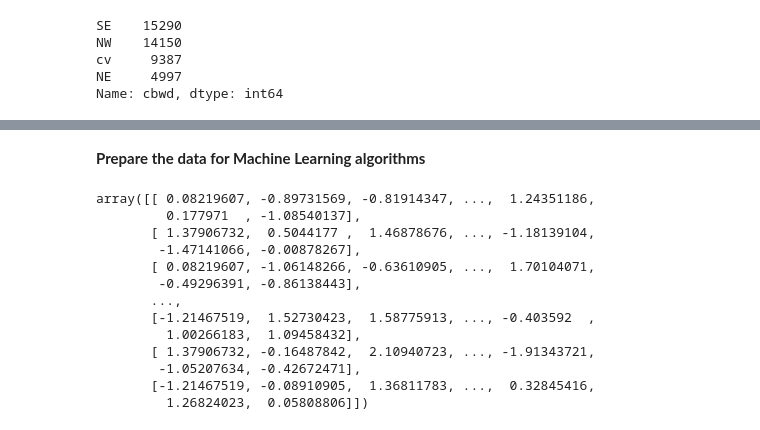
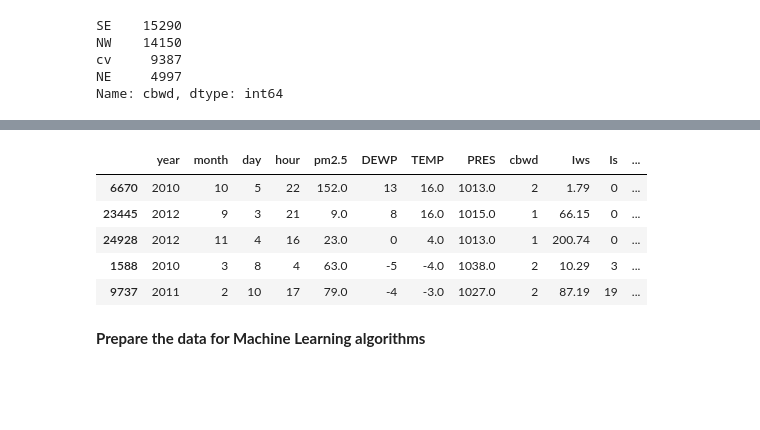
Before and after one commit to MeghaUkkali9/Advanced-Machine-Learing, a Jupyter notebook: Project4_MeghaUkkali.ipynb, the cells around one changed output, grey strips where cells are left out. Cells and saved outputs as stored; diff of their text form; code cells hidden in the pictures; blank space fills up the shorter version.

```diff
--- a/Project4_MeghaUkkali.ipynb
+++ b/Project4_MeghaUkkali.ipynb
@@ -223,2 +258,11 @@ Name: cbwd, dtype: int64
+# %%
+train_set.head()
+# %% [output]
+|  | year | month | day | hour | pm2.5 | DEWP | TEMP | PRES | cbwd | Iws | Is | ... |
+| 6670 | 2010 | 10 | 5 | 22 | 152.0 | 13 | 16.0 | 1013.0 | 2 | 1.79 | 0 | ... |
+| 23445 | 2012 | 9 | 3 | 21 | 9.0 | 8 | 16.0 | 1015.0 | 1 | 66.15 | 0 | ... |
+| 24928 | 2012 | 11 | 4 | 16 | 23.0 | 0 | 4.0 | 1013.0 | 1 | 200.74 | 0 | ... |
+| 1588 | 2010 | 3 | 8 | 4 | 63.0 | -5 | -4.0 | 1038.0 | 2 | 10.29 | 3 | ... |
+| 9737 | 2011 | 2 | 10 | 17 | 79.0 | -4 | -3.0 | 1027.0 | 2 | 87.19 | 19 | ... |
 # %% [markdown]
 **Prepare the data for Machine Learning algorithms**
@@ -238,16 +268,0 @@ winedata_tr = num_pipeline.fit_transform(winedata)
-# %%
-winedata_tr
-# %% [output]
-array([[ 0.08219607, -0.89731569, -0.81914347, ...,  1.24351186,
-         0.177971  , -1.08540137],
-       [ 1.37906732,  0.5044177 ,  1.46878676, ..., -1.18139104,
-        -1.47141066, -0.00878267],
-       [ 0.08219607, -1.06148266, -0.63610905, ...,  1.70104071,
-        -0.49296391, -0.86138443],
-       ...,
-       [-1.21467519,  1.52730423,  1.58775913, ..., -0.403592  ,
-         1.00266183,  1.09458432],
-       [ 1.37906732, -0.16487842,  2.10940723, ..., -1.91343721,
-        -1.05207634, -0.42672471],
-       [-1.21467519, -0.08910905,  1.36811783, ...,  0.32845416,
-         1.26824023,  0.05808806]])
```
Also changed, not shown: parts of 49 cells of this notebook.
